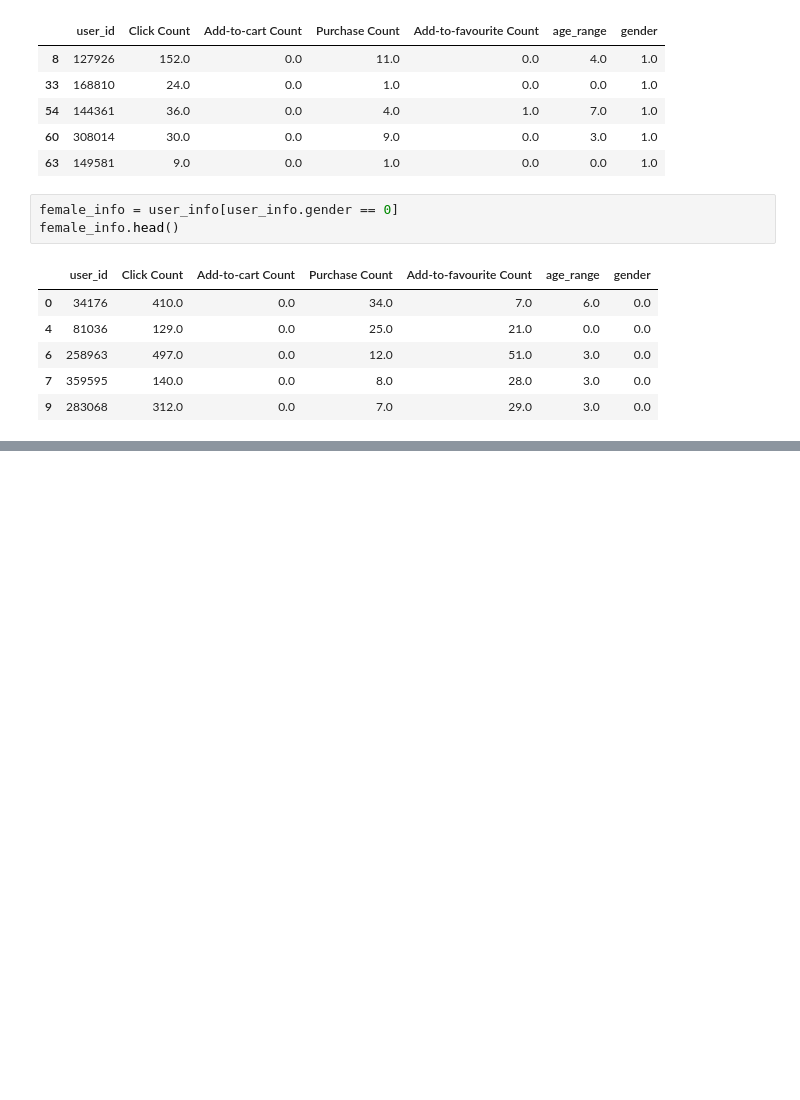
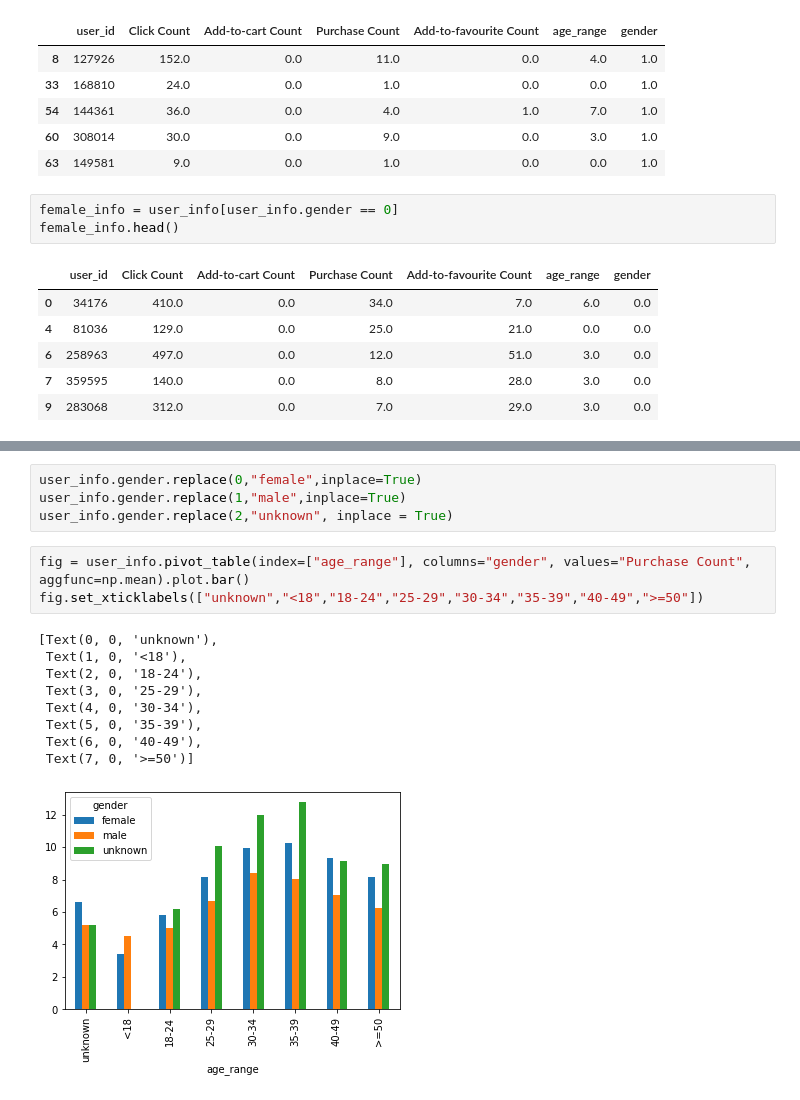
Before and after one commit to Augustine-C/Data_mining_project, a Jupyter notebook: Train Data Visualization.ipynb, the cells around one changed output, grey strips where cells are left out. Saved outputs shown, nothing was run; the diff lists cells and outputs as text; blank space fills up the shorter version.

```diff
--- a/Train Data Visualization.ipynb
+++ b/Train Data Visualization.ipynb
@@ -114 +114,18 @@ female_info['Click Count'].plot(kind = 'box')
 [figure]
+# %%
+user_info.gender.replace(0,"female",inplace=True)
+user_info.gender.replace(1,"male",inplace=True)
+user_info.gender.replace(2,"unknown", inplace = True)
+# %%
+fig = user_info.pivot_table(index=["age_range"], columns="gender", values="Purchase Count", aggfunc=np.mean).plot.bar()
+fig.set_xticklabels(["unknown","<18","18-24","25-29","30-34","35-39","40-49",">=50"])
+# %% [output]
+[Text(0, 0, 'unknown'),
+ Text(1, 0, '<18'),
+ Text(2, 0, '18-24'),
+ Text(3, 0, '25-29'),
+ Text(4, 0, '30-34'),
+ Text(5, 0, '35-39'),
+ Text(6, 0, '40-49'),
+ Text(7, 0, '>=50')]
+[figure, added]
```
Also changed, not shown: parts of 13 cells of this notebook, 1 other file.
